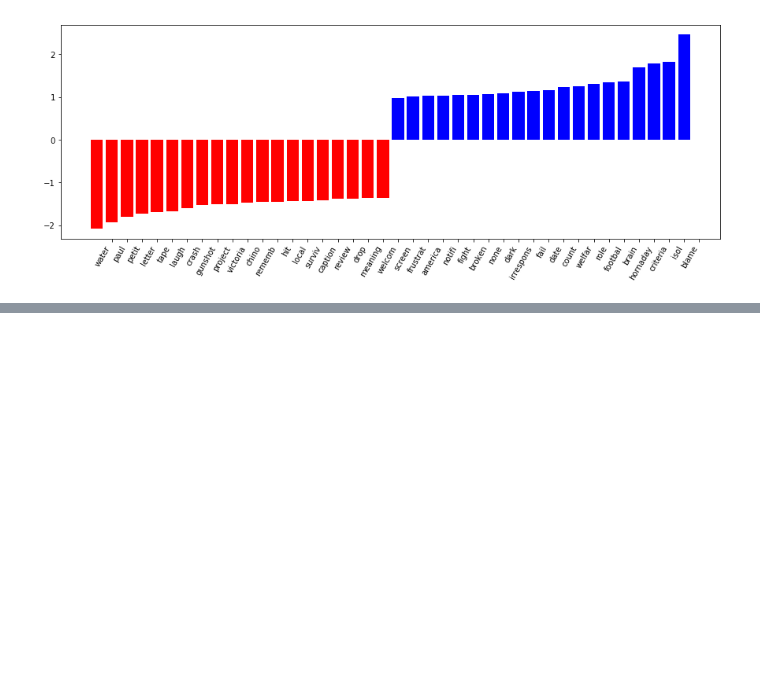
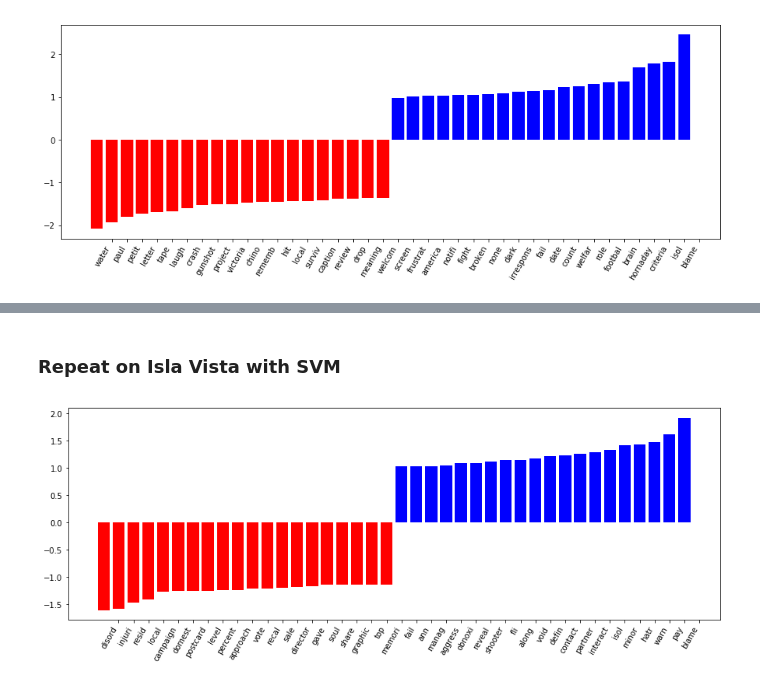
Before and after one commit to anjapago/AnalyzeAccountability, a Jupyter notebook: Binary Classifier Full Data.ipynb, the cells around one changed output, grey strips where cells are left out. Cells and saved outputs as stored; diff of their text form; code cells hidden in the pictures; blank space fills up the shorter version.

Commit message:
Binary Classifier with examples

```diff
--- a/Binary Classifier Full Data.ipynb
+++ b/Binary Classifier Full Data.ipynb
@@ -73,0 +97,13 @@ plot_coefficients(results['classifier'].coef_, cv.get_feature_names())
+# %%
+# documents incorrectly predicted with label 1
+y_pred = results['predicted']
+y_test = results['actual']
+exs = results['test_excerpts']
+
+incorrect1_ids = [idx for idx in range(0,len(docs_test))
+              if (y_test[idx]==0 and y_pred[idx] == 1)]
+incorrect1_exs = [exs[idx] for idx in incorrect1_ids]
+
+incorrect0_ids = [idx for idx in range(0,len(docs_test))
+              if (y_test[idx]==1 and y_pred[idx] == 0)]
+incorrect0_exs = [exs[idx] for idx in incorrect0_ids]
@@ -73,0 +196,27 @@ plot_coefficients(results['classifier'].coef_, cv.get_feature_names())
+# %% [markdown]
+### Repeat on Isla Vista with SVM
+# %%
+file_name = "Isla Vista - All Excerpts - 1_2_2019.xlsx"
+data = pd.read_excel(file_name, sheet_name='Dedoose Excerpts Export')
+data = data.dropna(axis=0)
+ex_col = list(data.columns)[1]
+excerpts = list(data[ex_col])
+account_labels = list(data['ACCOUNT'])
+
+docs = [stem_tokenizer(doc) for doc in excerpts]
+count_vectorizer = CountVectorizer(max_features=1500, min_df=5, max_df=0.7,
+                                    stop_words=stopwords.words('english'))
+stem_count_X = count_vectorizer.fit_transform(docs).toarray()
+
+docs_train, docs_test, y_train, y_test \
+= train_test_split(pd.DataFrame(stem_count_X), account_labels,
+                    test_size=0.2, random_state=0)
+
+classi = svm.SVC(kernel='linear')
+classi.fit(docs_train, y_train)
+y_pred = classi.predict(docs_test)
+f1 = (f1_score(y_test,y_pred))
+
+plot_coefficients(classi.coef_, count_vectorizer.get_feature_names())
+# %% [output]
+[figure, added]
```
Also changed, not shown: parts of 14 cells of this notebook.
